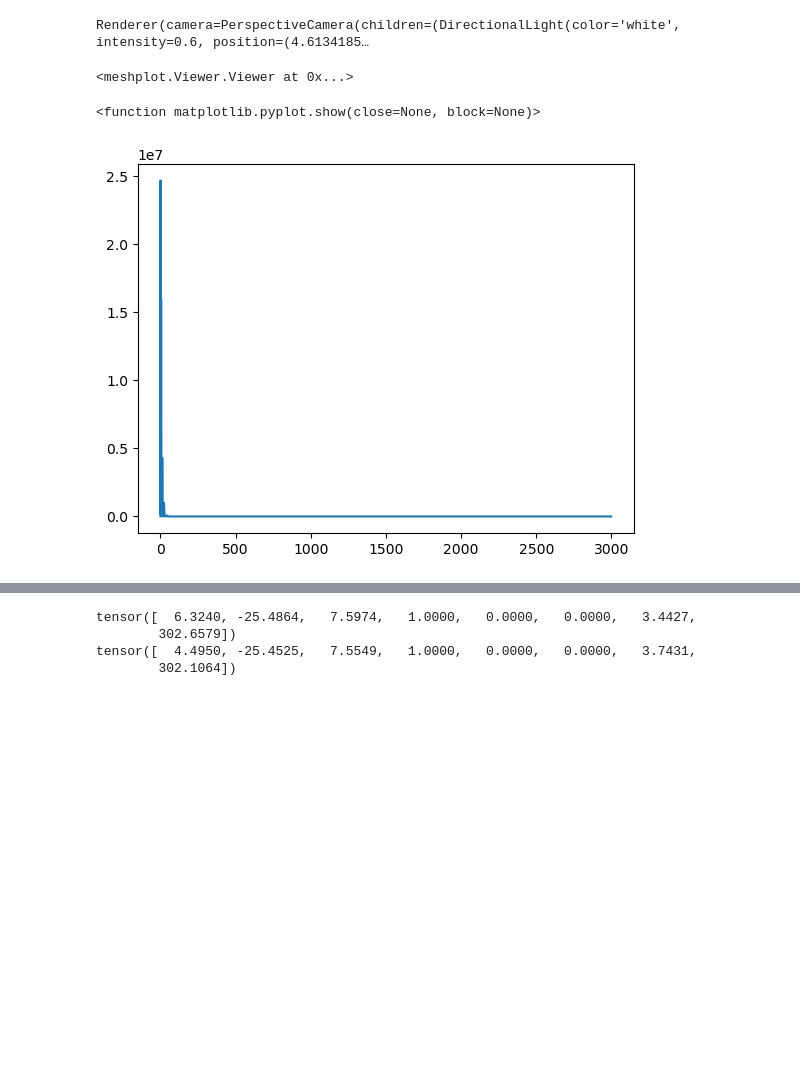
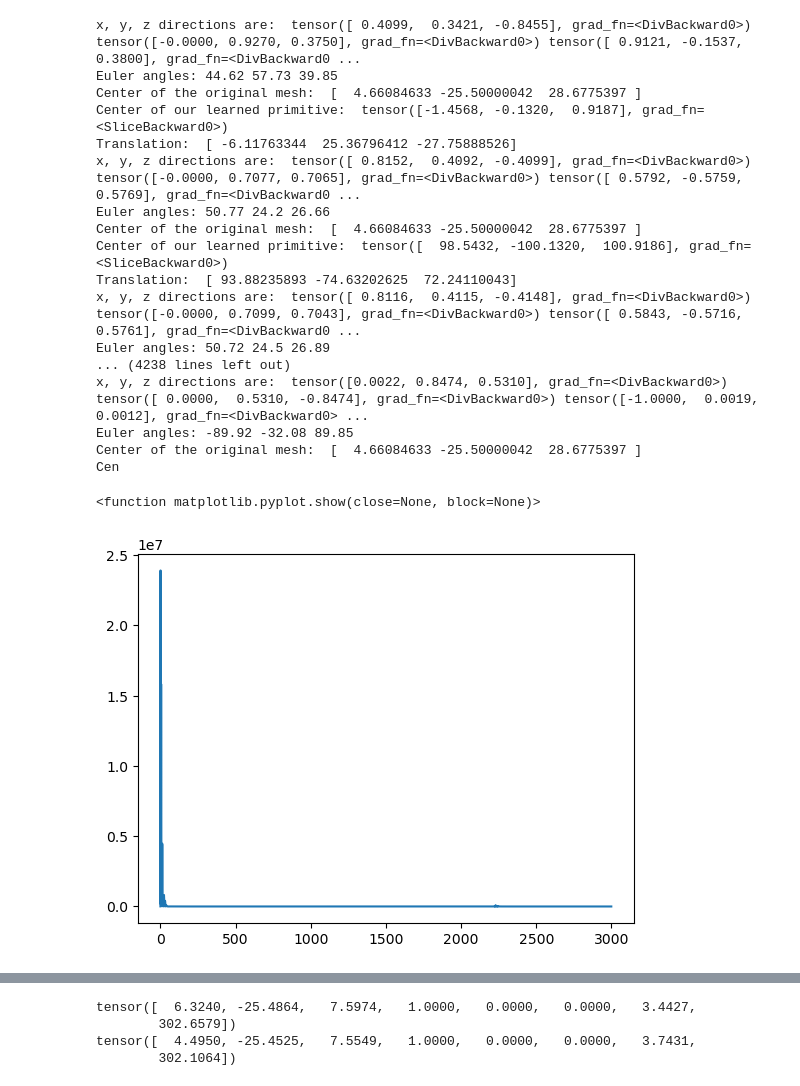
Before and after one commit to merlinyx/primtag, a Jupyter notebook: cylfit.ipynb, the cells around one changed output, grey strips where cells are left out. Drawn from its saved outputs; the diff is of its cells as text; code cells hidden in the pictures; blank space fills up the shorter version.

Commit message:
Added center of the original mesh

```diff
--- a/cylfit.ipynb
+++ b/cylfit.ipynb
@@ -37,14 +77,8 @@ def cylinder(parameters):
     x_dir = x_dir / torch.norm(x_dir)
 
     print("x, y, z directions are: ", x_dir, y_dir, z_dir)
-    print(torch.dot(x_dir, y_dir), torch.dot(z_dir, y_dir), torch.dot(x_dir, z_dir))
-    print(torch.norm(x_dir), torch.norm(y_dir), torch.norm(z_dir))
-
-    angle_x = torch.atan2(x_dir[1], x_dir[0])
-    angle_y = torch.atan2(y_dir[2], torch.sqrt(y_dir[0]**2 + y_dir[1]**2))
-    angle_z = torch.atan2(z_dir[1], z_dir[0])
-
-    print("x, y, z angles are: ", torch.rad2deg(angle_x), torch.rad2deg(angle_y), torch.rad2deg(angle_z))
+    # print(torch.dot(x_dir, y_dir), torch.dot(z_dir, y_dir), torch.dot(x_dir, z_dir)) # For validation checks
+    # print(torch.norm(x_dir), torch.norm(y_dir), torch.norm(z_dir))
 
     x_original = torch.tensor([1., 0, 0])
     y_original = torch.tensor([0., 1, 0])
@@ -73,7 +107,10 @@ def cylinder(parameters):
 
     print("Euler angles:", euler_x_deg, euler_y_deg, euler_z_deg)
 
-    translation = center[:3]
+    translation = center[:3].detach().numpy() - original_com_offset # subtracting our parametrization by the center of the original mesh
+    print("Center of the original mesh: ", original_com_offset)
+    print("Center of our learned primitive: ", center[:3])
+    print("Translation: ", translation)
 
     random_coords = torch.rand(1000, 3)
 
@@ -82,7 +119,7 @@ def cylinder(parameters):
 
     v = v * length - length / 2
 
-    return center + radius * x_dir * torch.cos(2*torch.pi*u) + radius * y_dir * torch.sin(2*torch.pi*u) + axis * v, translation, torch.tensor([angle_x, angle_y, angle_z])
+    return center + radius * x_dir * torch.cos(2*torch.pi*u) + radius * y_dir * torch.sin(2*torch.pi*u) + axis * v, translation, torch.tensor([euler_x_deg, euler_y_deg, euler_z_deg])
 
 # It returns a 3-valued tuple, the first element is the regular parameters, the two following ones are translation and rotation.
 # %%
@@ -123,54 +162,54 @@ Renderer(camera=PerspectiveCamera(children=(DirectionalLight(color='white', inte
 "\ninit_parameters = torch.tensor([0.,0,0,0,0,6,30])\npoints_cyl = hemisphere(parameters=init_parameters).numpy()\nmp.plot(points_cyl, shading={'point_size':2})\n"
-# %%
-# Loading a mesh and do uniformly samplings on the surface
-
-# mesh = trimesh.load_mesh('slack_files/clip_20_15_1_15_10.obj')
-# mesh = trimesh.load_mesh('cloth_hanger.obj')
-mesh = trimesh.load_mesh('step2/reduced_mesh/segmentedRod.obj')
-
-# Sample points uniformly from the surface of the mesh
-points, _ = trimesh.sample.sample_surface_even(mesh, 1000)  # sample normally?
-points_numpy = np.array(points)
-points_tensor = torch.tensor(points_numpy, dtype=torch.float32)
-
-
-mp.plot(points_numpy, shading={'point_size': 5})
-# %% [output]
-Renderer(camera=PerspectiveCamera(children=(DirectionalLight(color='white', intensity=0.6, position=(4.6134185…
-<meshplot.Viewer.Viewer at 0x...>
 # %%
 # diff. learning on a certain mesh input
 
 import pytorch3d
 from pytorch3d.loss import chamfer_distance
 
 # opt_parameters_init_stage = torch.tensor([0.,0,0, 1,1,1,1]) # an initial parameter close to the given param
 # normal distribution
 opt_params = torch.randn(8) # <==== ALSO change this line
 opt_params.requires_grad = True
 
 optimizer = torch.optim.Adam([opt_params], 100) # 100 is a good lr
 losses = []
 
 points_tensor = points_tensor.view(1, -1, 3)
 
 for _ in tqdm(range(3000)): # for the progress bar
     optimizer.zero_grad()
-    opt_points = cylinder(opt_params) # <==== THIS line is what should be changed for different primitive
+    opt_points, _, _ = cylinder(opt_params) # <==== THIS line is what should be changed for different primitive
     opt_points = opt_points.view(1, -1, 3)
 
     # loss = ((points - opt_points)**2).sum() # TODO: change to champfer loss | volume matrix sampling | closed meshes?
     loss = chamfer_distance(x = points_tensor, y = opt_points) # returns a 2-element tuple? I suppose the first element is what we want
     loss = loss[0]
 
     loss.backward()
     optimizer.step()
     losses.append(loss.detach().item())
 plt.plot(losses)
 plt.show
 # %% [output]
-<function matplotlib.pyplot.show(close=None, block=None)>
+x, y, z directions are:  tensor([ 0.4099,  0.3421, -0.8455], grad_fn=<DivBackward0>) tensor([-0.0000, 0.9270, 0.3750], grad_fn=<DivBackward0>) tensor([ 0.9121, -0.1537,  0.3800], grad_fn=<DivBackward0 ...
+Euler angles: 44.62 57.73 39.85
+Center of the original mesh:  [  4.66084633 -25.50000042  28.6775397 ]
+Center of our learned primitive:  tensor([-1.4568, -0.1320,  0.9187], grad_fn=<SliceBackward0>)
+Translation:  [ -6.11763344  25.36796412 -27.75888526]
+x, y, z directions are:  tensor([ 0.8152,  0.4092, -0.4099], grad_fn=<DivBackward0>) tensor([-0.0000, 0.7077, 0.7065], grad_fn=<DivBackward0>) tensor([ 0.5792, -0.5759,  0.5769], grad_fn=<DivBackward0 ...
+Euler angles: 50.77 24.2 26.66
+Center of the original mesh:  [  4.66084633 -25.50000042  28.6775397 ]
+Center of our learned primitive:  tensor([  98.5432, -100.1320,  100.9186], grad_fn=<SliceBackward0>)
+Translation:  [ 93.88235893 -74.63202625  72.24110043]
+x, y, z directions are:  tensor([ 0.8116,  0.4115, -0.4148], grad_fn=<DivBackward0>) tensor([-0.0000, 0.7099, 0.7043], grad_fn=<DivBackward0>) tensor([ 0.5843, -0.5716,  0.5761], grad_fn=<DivBackward0 ...
+Euler angles: 50.72 24.5 26.89
+... (4238 lines left out)
+x, y, z directions are:  tensor([0.0022, 0.8474, 0.5310], grad_fn=<DivBackward0>) tensor([ 0.0000,  0.5310, -0.8474], grad_fn=<DivBackward0>) tensor([-1.0000,  0.0019,  0.0012], grad_fn=<DivBackward0> ...
+Euler angles: -89.92 -32.08 89.85
+Center of the original mesh:  [  4.66084633 -25.50000042  28.6775397 ]
+Cen
+<function matplotlib.pyplot.show(close=None, block=None)>
-[figure, old version]
+[figure, new version]
 # %%
 points_tensor = points_tensor.reshape(-1, 1, 3)
 # plot = mp.plot(points.numpy(), return_plot=True, shading={'point_size':.5})
```
Also changed, not shown: parts of 4 cells of this notebook, 1 other file.
